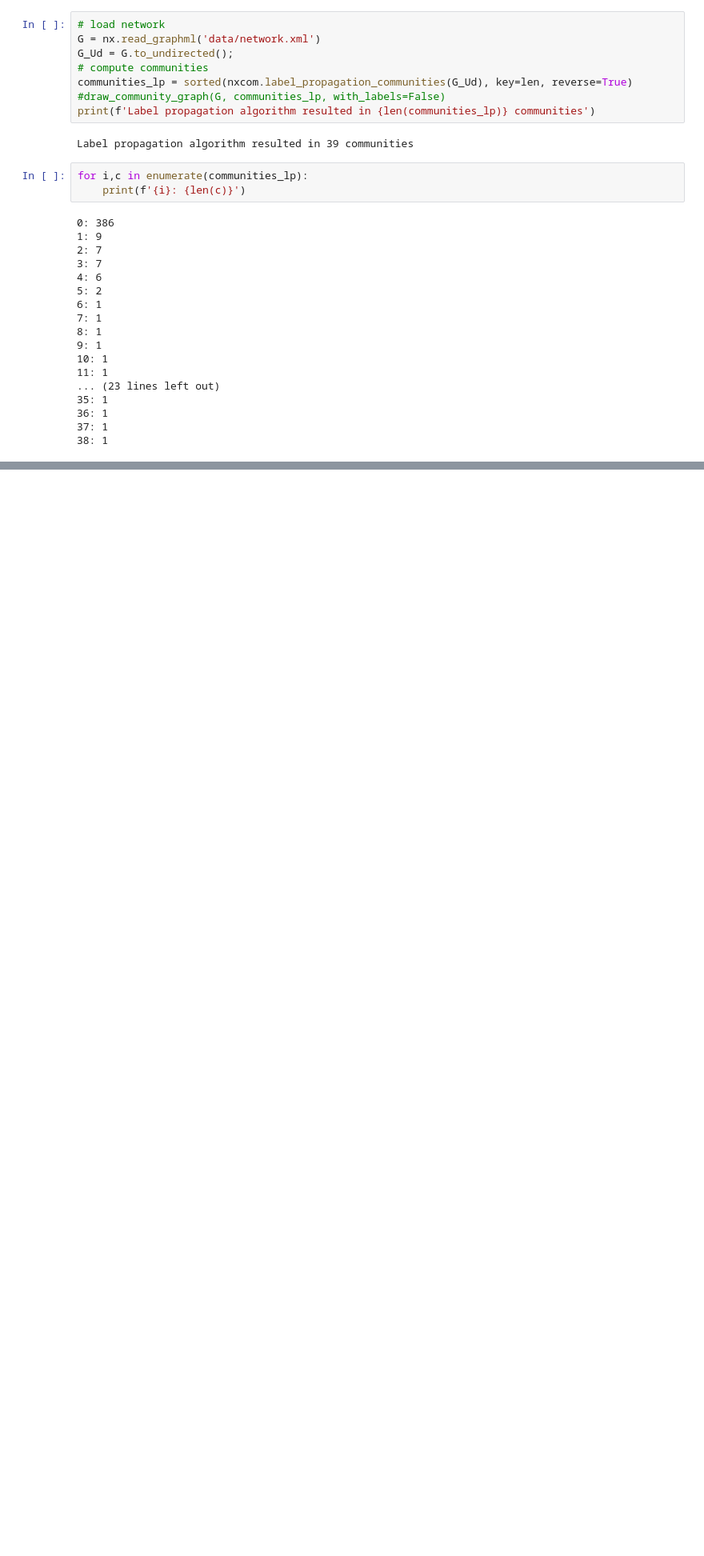
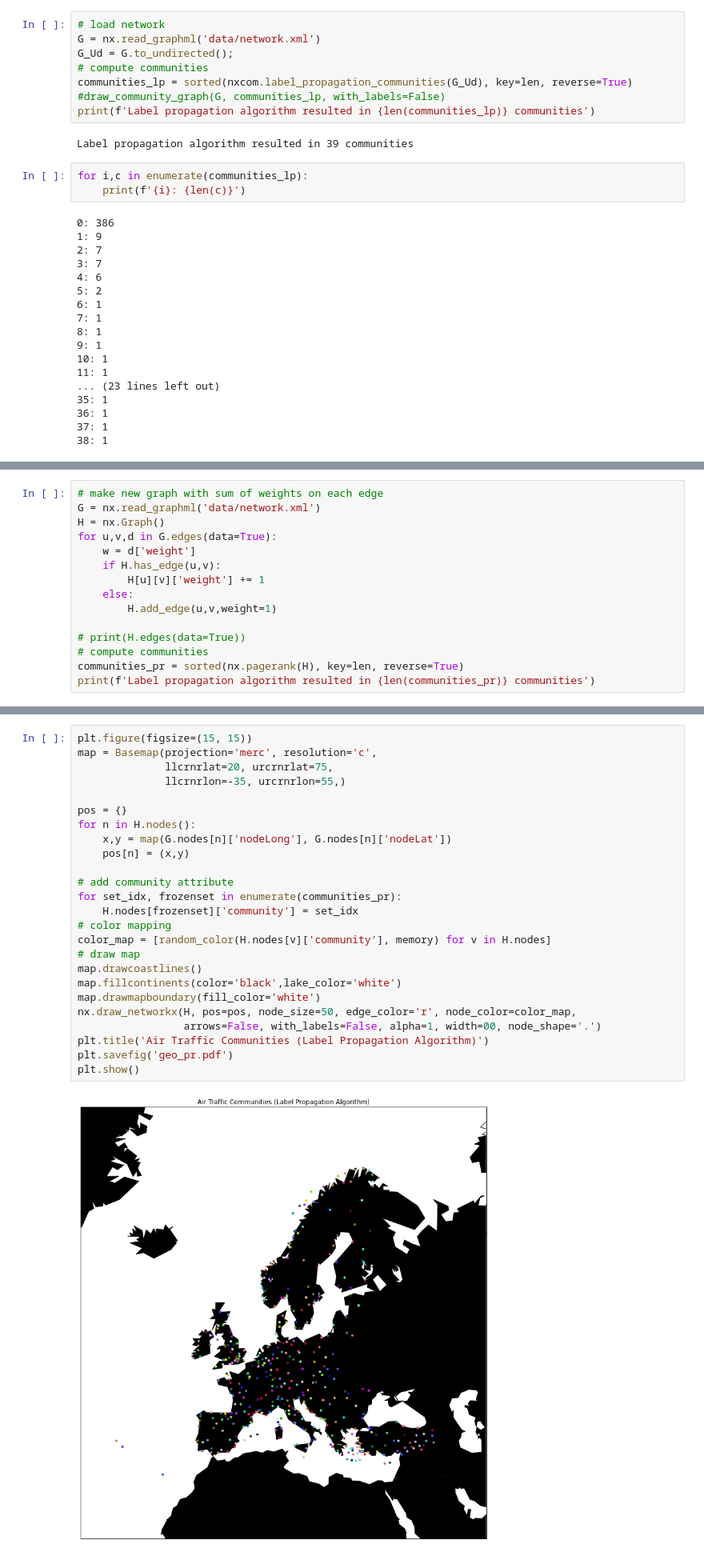
Before and after one commit to Evergarden0101/Airline-Network, a Jupyter notebook: community_detection.ipynb, the cells around one changed output, grey strips where cells are left out. Shown at 80% size. Cells and saved outputs as stored; diff of their text form; blank space fills up the shorter version.

```diff
--- a/community_detection.ipynb
+++ b/community_detection.ipynb
@@ -374,0 +378,15 @@ plt.show()
+# %%
+# make new graph with sum of weights on each edge
+G = nx.read_graphml('data/network.xml')
+H = nx.Graph()
+for u,v,d in G.edges(data=True):
+    w = d['weight']
+    if H.has_edge(u,v):
+        H[u][v]['weight'] += 1
+    else:
+        H.add_edge(u,v,weight=1)
+
+# print(H.edges(data=True))
+# compute communities
+communities_pr = sorted(nx.pagerank(H), key=len, reverse=True)
+print(f'Label propagation algorithm resulted in {len(communities_pr)} communities')
@@ -374,0 +416,27 @@ plt.show()
+# %%
+plt.figure(figsize=(15, 15))
+map = Basemap(projection='merc', resolution='c',
+              llcrnrlat=20, urcrnrlat=75,
+              llcrnrlon=-35, urcrnrlon=55,)
+
+pos = {}
+for n in H.nodes():
+    x,y = map(G.nodes[n]['nodeLong'], G.nodes[n]['nodeLat'])
+    pos[n] = (x,y)
+
+# add community attribute
+for set_idx, frozenset in enumerate(communities_pr):
+    H.nodes[frozenset]['community'] = set_idx
+# color mapping
+color_map = [random_color(H.nodes[v]['community'], memory) for v in H.nodes]
+# draw map
+map.drawcoastlines()
+map.fillcontinents(color='black',lake_color='white')
+map.drawmapboundary(fill_color='white')
+nx.draw_networkx(H, pos=pos, node_size=50, edge_color='r', node_color=color_map,
+                 arrows=False, with_labels=False, alpha=1, width=00, node_shape='.')
+plt.title('Air Traffic Communities (Label Propagation Algorithm)')
+plt.savefig('geo_pr.pdf')
+plt.show()
+# %% [output]
+[figure, added]
```
Also changed, not shown: parts of 12 cells of this notebook, 5 other files.
